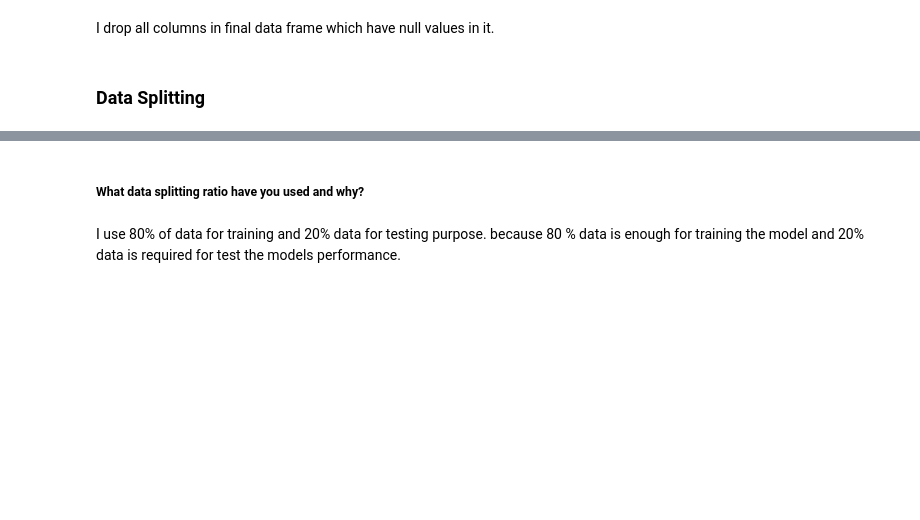
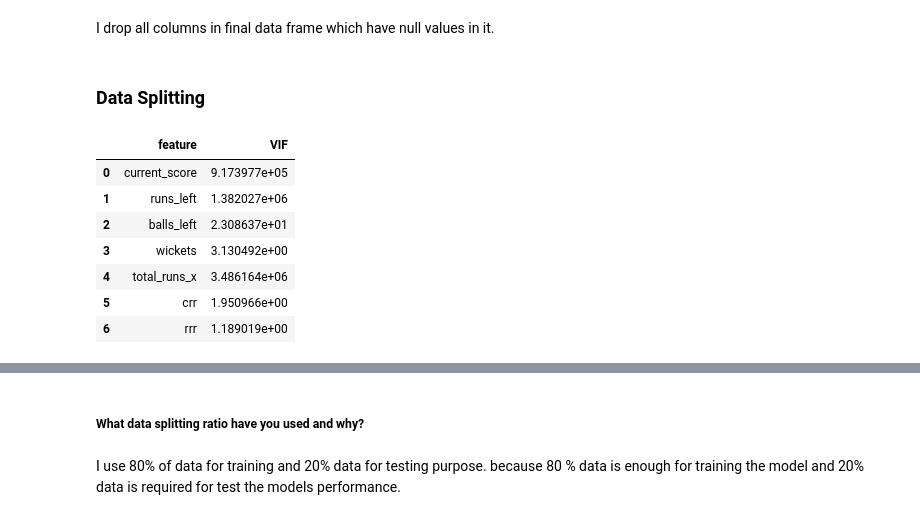
Before and after one commit to Ankit-770/IPL-Win-Prediction-project, a Jupyter notebook: IPL_ML_assignment.ipynb, the cells around one changed output, grey strips where cells are left out. Drawn from its saved outputs; the diff is of its cells as text; code cells hidden in the pictures; blank space fills up the shorter version.

```diff
--- a/IPL_ML_assignment.ipynb
+++ b/IPL_ML_assignment.ipynb
@@ -1284,6 +1288,30 @@ I drop all columns in final data frame which have null values in it.
 # %%
 X = df.iloc[:,:-1]
 y = df['result']
+# %%
+# from statsmodels.stats.outliers_influence import variance_inflation_factor
+
+def calculate_vif(dataframe):
+    numeric_df = dataframe.select_dtypes(include=['float', 'int'])
+    vif_data = pd.DataFrame()
+    vif_data["feature"] = numeric_df.columns
+
+    # Calculating VIF for each feature
+    vif_data["VIF"] = [variance_inflation_factor(numeric_df.values, i) for i in range(len(numeric_df.columns))]
+    return vif_data
+
+vif_sample_df = calculate_vif(X)
+
+vif_sample_df
+# %% [output]
+|  | feature | VIF |
+| 0 | current_score | 9.173977e+05 |
+| 1 | runs_left | 1.382027e+06 |
+| 2 | balls_left | 2.308637e+01 |
+| 3 | wickets | 3.130492e+00 |
+| 4 | total_runs_x | 3.486164e+06 |
+| 5 | crr | 1.950966e+00 |
+| 6 | rrr | 1.189019e+00 |
 # %%
 # split data for train and test
 
```
Also changed, not shown: parts of 28 cells of this notebook.
